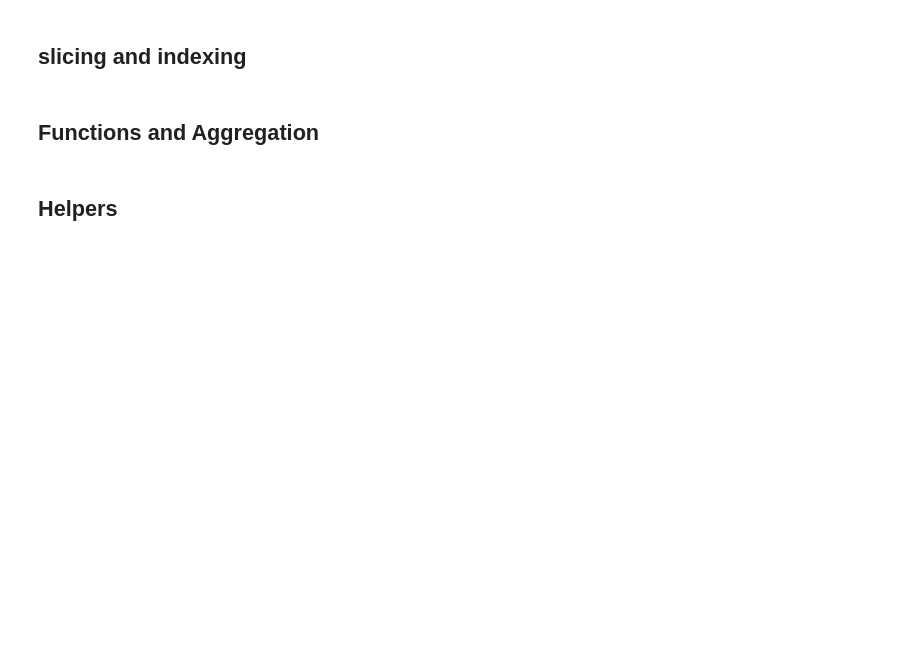
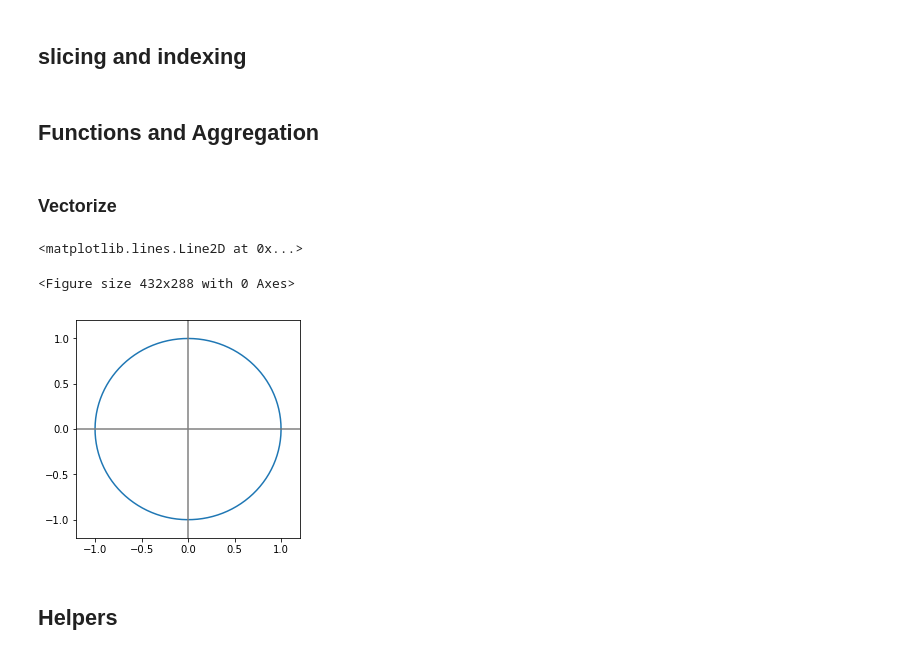
Before and after one commit to chezydan/pytopics, a Jupyter notebook: numpy basics.ipynb, the cells around one changed output. Saved outputs shown, nothing was run; the diff lists cells and outputs as text; code cells hidden in the pictures; blank space fills up the shorter version.

```diff
--- a/numpy basics.ipynb
+++ b/numpy basics.ipynb
@@ -298,6 +318,33 @@ print(sumRows)
 <h2> slicing and  indexing </h2>
 # %% [markdown]
 <h2> Functions and Aggregation </h2>
+# %% [markdown]
+<h3>Vectorize </h3>
+# %%
+import matplotlib.pyplot as plt
+import math
+from math import pi
+
+cos = lambda x: math.cos(x)
+cosF = np.vectorize(cos)
+sin = lambda x: math.sin(x)
+sinF = np.vectorize(sin)
+
+z =np.linspace(0, pi*2, 450)
+# %%
+fig = plt.figure()
+plt.figure(figsize=(4,4))
+
+ax = plt.axes()
+
+ax.axis([-1.2,1.2,-1.2,1.2])
+plt.plot(cosF(z), sinF(z))
+ax.axhline(color='gray')
+ax.axvline(color='gray')
+# %% [output]
+<matplotlib.lines.Line2D at 0x...>
+<Figure size 432x288 with 0 Axes>
+[figure, added]
 # %% [markdown]
 <a id='helpers' ><h2 >Helpers</h2> </a>
 # %%
```
Also changed, not shown: parts of 3 cells of this notebook, 13 other files.
